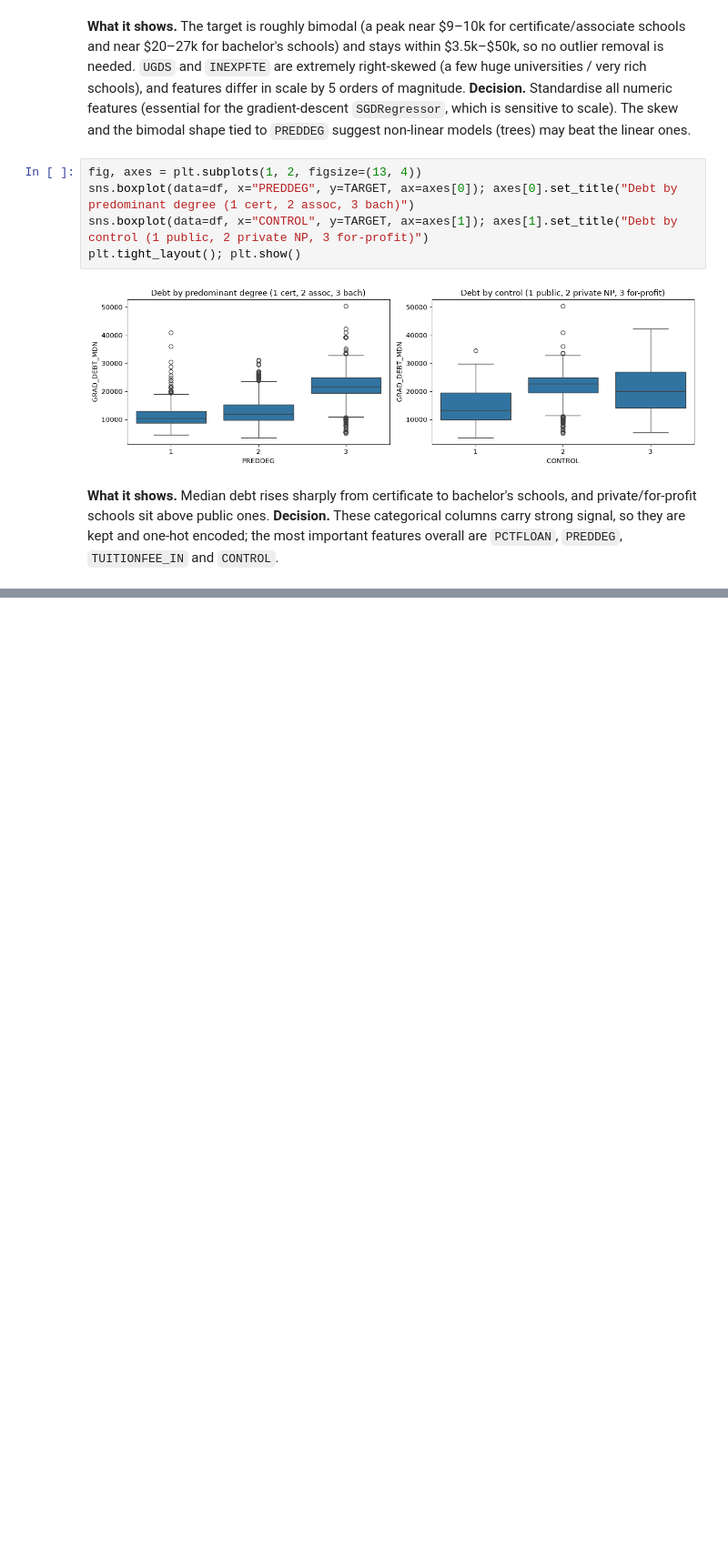
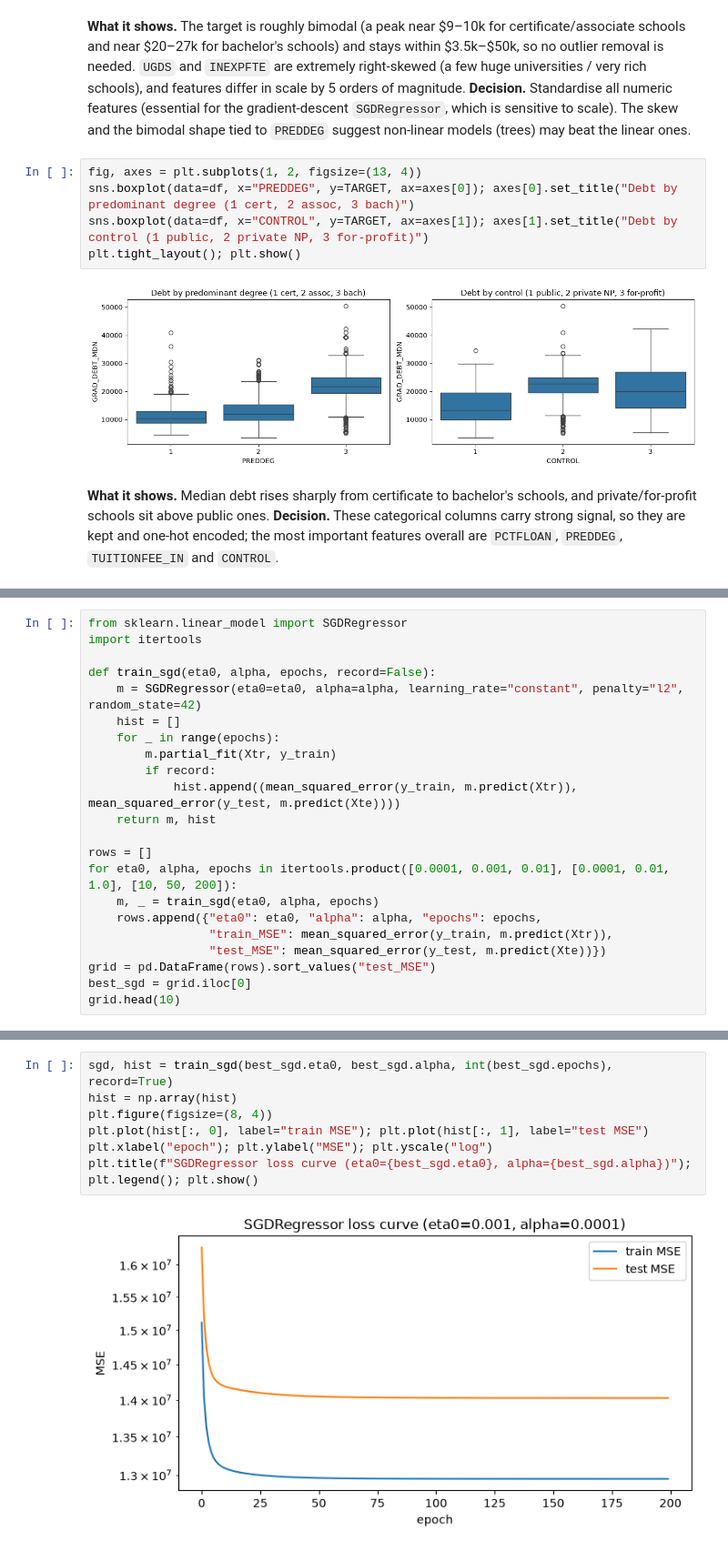
Before and after one commit to mugishamoses/mugisha_moses_linear_regression_model, a Jupyter notebook: summative/linear_regression/multivariate.ipynb, the cells around one changed output, grey strips where cells are left out. Shown at 91% size. Cells and saved outputs as stored; diff of their text form; blank space fills up the shorter version.

Commit message:
notebook: add train/test split, preprocessing pipeline and SGD tuning

```diff
--- a/summative/linear_regression/multivariate.ipynb
+++ b/summative/linear_regression/multivariate.ipynb
@@ -146,0 +174,22 @@ plt.tight_layout(); plt.show()
+# %%
+from sklearn.linear_model import SGDRegressor
+import itertools
+
+def train_sgd(eta0, alpha, epochs, record=False):
+    m = SGDRegressor(eta0=eta0, alpha=alpha, learning_rate="constant", penalty="l2", random_state=42)
+    hist = []
+    for _ in range(epochs):
+        m.partial_fit(Xtr, y_train)
+        if record:
+            hist.append((mean_squared_error(y_train, m.predict(Xtr)), mean_squared_error(y_test, m.predict(Xte))))
+    return m, hist
+
+rows = []
+for eta0, alpha, epochs in itertools.product([0.0001, 0.001, 0.01], [0.0001, 0.01, 1.0], [10, 50, 200]):
+    m, _ = train_sgd(eta0, alpha, epochs)
+    rows.append({"eta0": eta0, "alpha": alpha, "epochs": epochs,
+                 "train_MSE": mean_squared_error(y_train, m.predict(Xtr)),
+                 "test_MSE": mean_squared_error(y_test, m.predict(Xte))})
+grid = pd.DataFrame(rows).sort_values("test_MSE")
+best_sgd = grid.iloc[0]
+grid.head(10)
@@ -146,0 +218,9 @@ plt.tight_layout(); plt.show()
+# %%
+sgd, hist = train_sgd(best_sgd.eta0, best_sgd.alpha, int(best_sgd.epochs), record=True)
+hist = np.array(hist)
+plt.figure(figsize=(8, 4))
+plt.plot(hist[:, 0], label="train MSE"); plt.plot(hist[:, 1], label="test MSE")
+plt.xlabel("epoch"); plt.ylabel("MSE"); plt.yscale("log")
+plt.title(f"SGDRegressor loss curve (eta0={best_sgd.eta0}, alpha={best_sgd.alpha})"); plt.legend(); plt.show()
+# %% [output]
+[figure, added]
```
Also changed, not shown: parts of 7 cells of this notebook.
